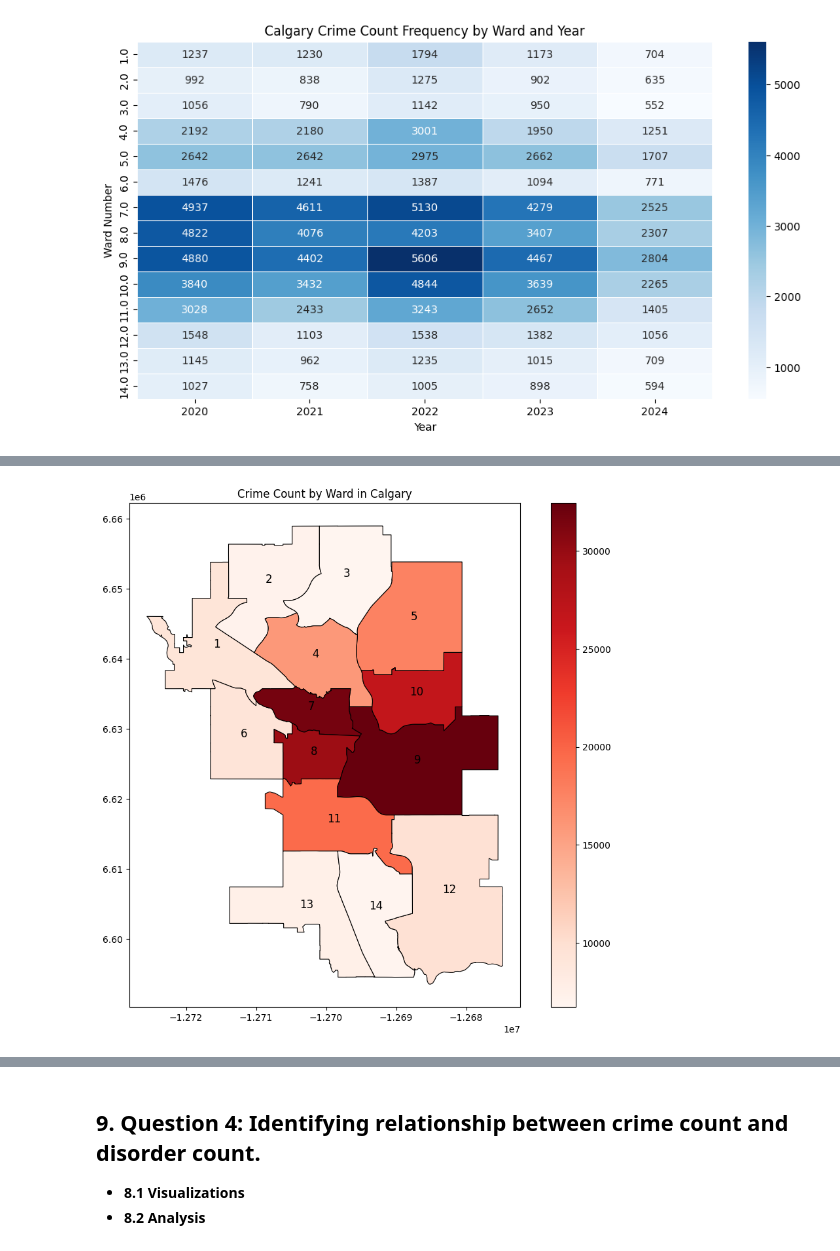
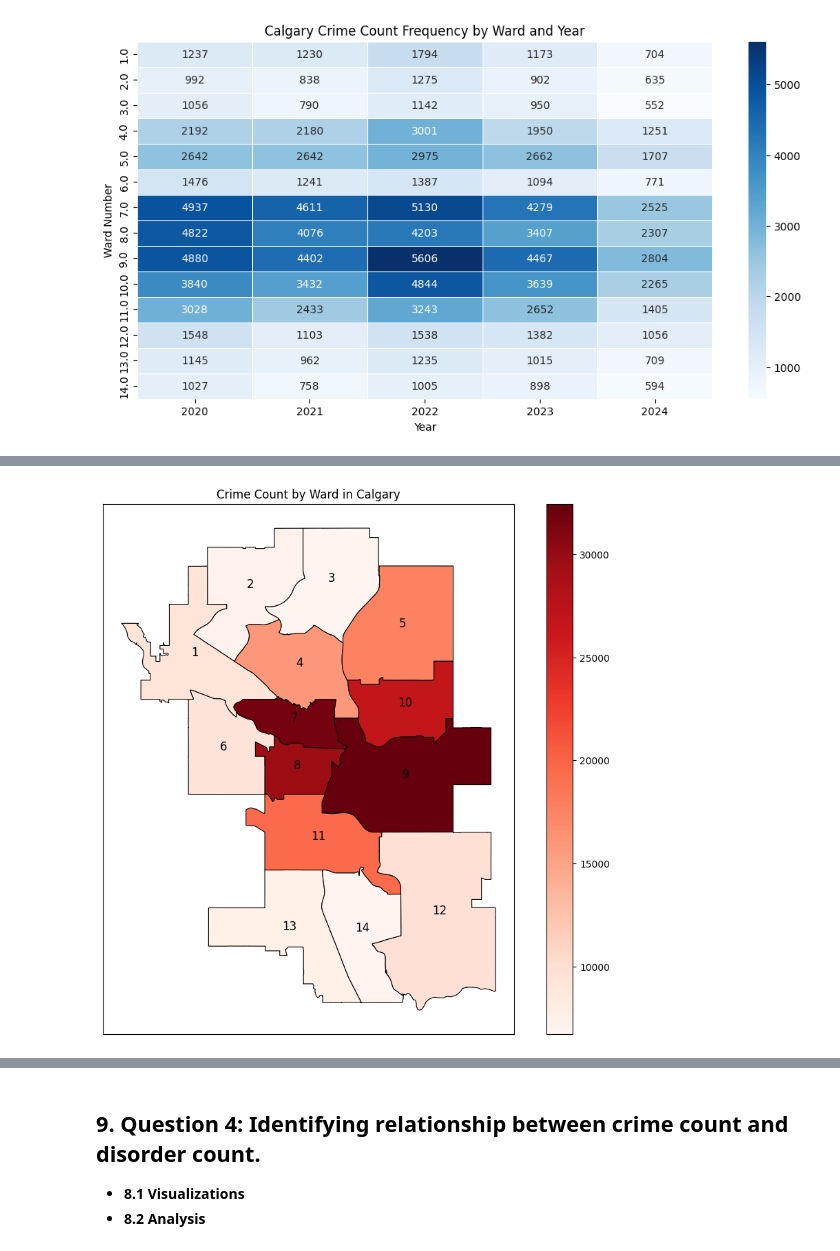
Before and after one commit to Ravin-J/DATA-601-Final-Project, a Jupyter notebook: report.ipynb, the cells around one changed output, grey strips where cells are left out. Cells and saved outputs as stored; diff of their text form; code cells hidden in the pictures.

```diff
--- a/report.ipynb
+++ b/report.ipynb
@@ -689,23 +734,27 @@ Analyze the results from above
 # %%
 crime_summary = working_df.groupby("Ward Number")["Crime Count"].sum().reset_index()
 
 city_geo_df = calgary_geo_map.merge(crime_summary, on="Ward Number", how="left")
 
 if city_geo_df.crs.is_geographic:
     city_geo_df = city_geo_df.to_crs(epsg=3857)
 
 city_geo_df["centroid"] = city_geo_df.geometry.centroid
 
 fig, ax = plt.subplots(figsize=(12, 10))
 
 city_geo_df.plot(column="Crime Count", cmap="Reds", linewidth=0.8, edgecolor="black", legend=True, ax=ax)
 
+ax.set_xticks([])
+ax.set_yticks([])
+
+
 for idx, row in city_geo_df.iterrows():
     centroid = row["centroid"]
     ax.text(centroid.x, centroid.y, str(int(row["Ward Number"])), fontsize=12, ha='center', color='black')
 
 ax.set_title(f"Crime Count by Ward in {city}")
 
 plt.show()
 # %% [output]
-[figure, old version]
+[figure, new version]
```
Also changed, not shown: parts of 12 cells of this notebook.
